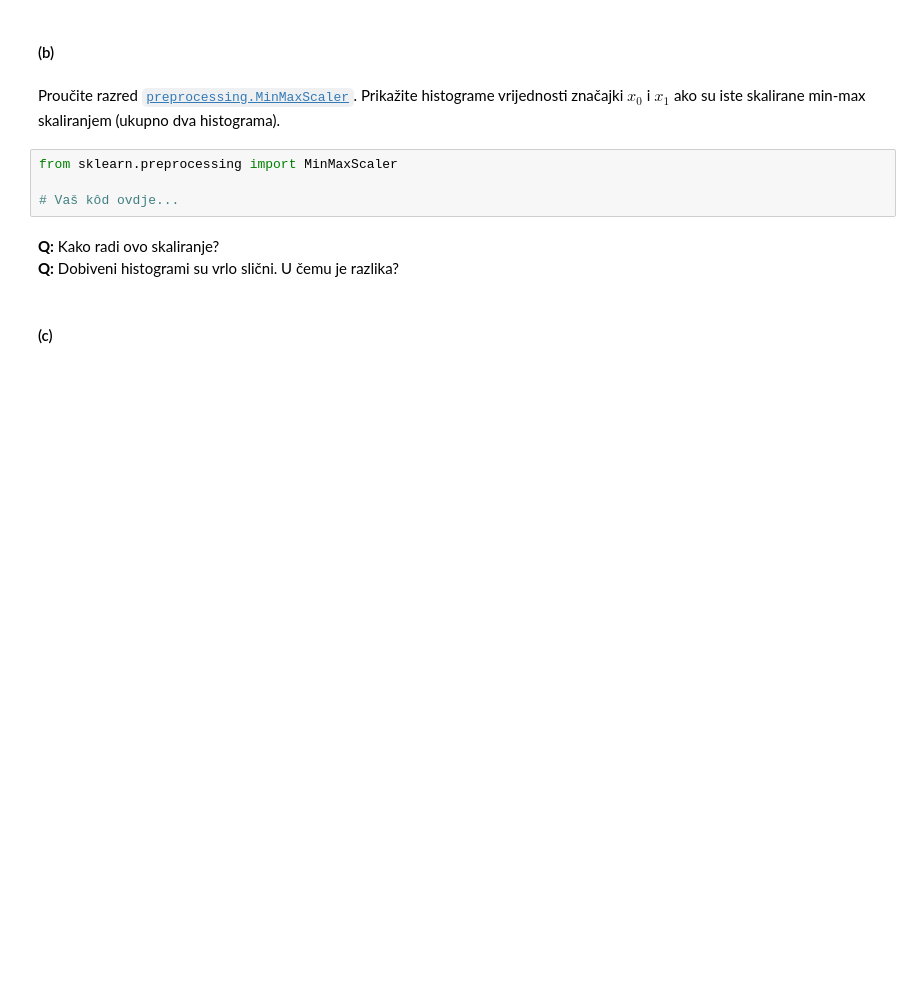
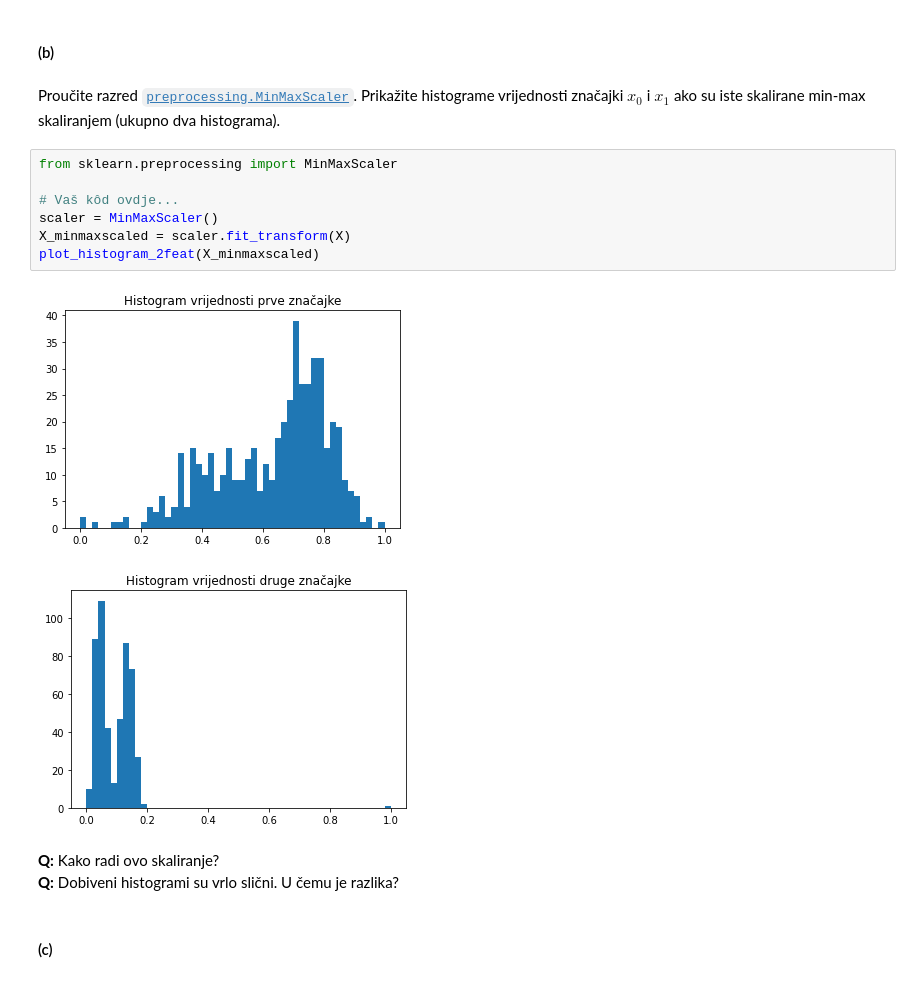
Before and after one commit to tomislavbjelcic/fer-tomislav, a Jupyter notebook: semestar_7/strojno/lab/SU1-2021-08-09-10-SVM.ipynb, the cells around one changed output. Drawn from its saved outputs; the diff is of its cells as text; blank space fills up the shorter version.

```diff
--- a/semestar_7/strojno/lab/SU1-2021-08-09-10-SVM.ipynb
+++ b/semestar_7/strojno/lab/SU1-2021-08-09-10-SVM.ipynb
@@ -346,7 +364,13 @@ Proučite razred [`preprocessing.MinMaxScaler`](http://scikit-learn.org/stable/m
 # %%
 from sklearn.preprocessing import MinMaxScaler
 
 # Vaš kôd ovdje...
+scaler = MinMaxScaler()
+X_minmaxscaled = scaler.fit_transform(X)
+plot_histogram_2feat(X_minmaxscaled)
+# %% [output]
+[figure, added]
+[figure, added]
 # %% [markdown]
 **Q:** Kako radi ovo skaliranje? <br>
 **Q:** Dobiveni histogrami su vrlo slični. U čemu je razlika? <br>
```
Also changed, not shown: parts of 7 cells of this notebook.
